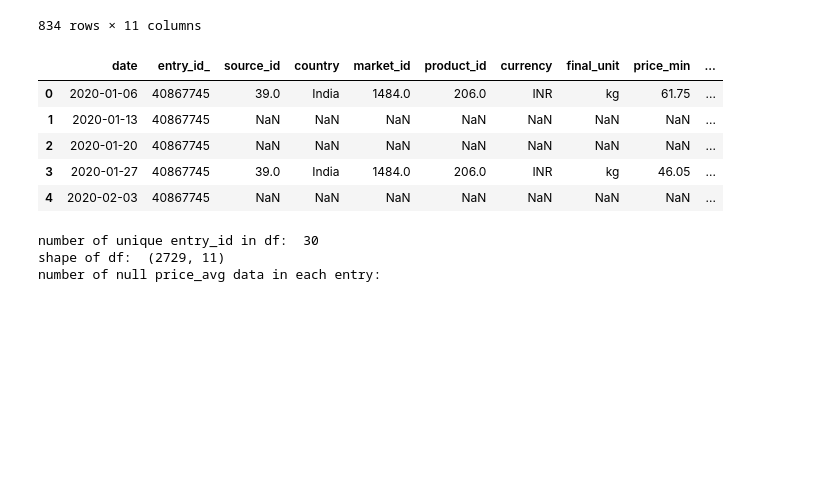
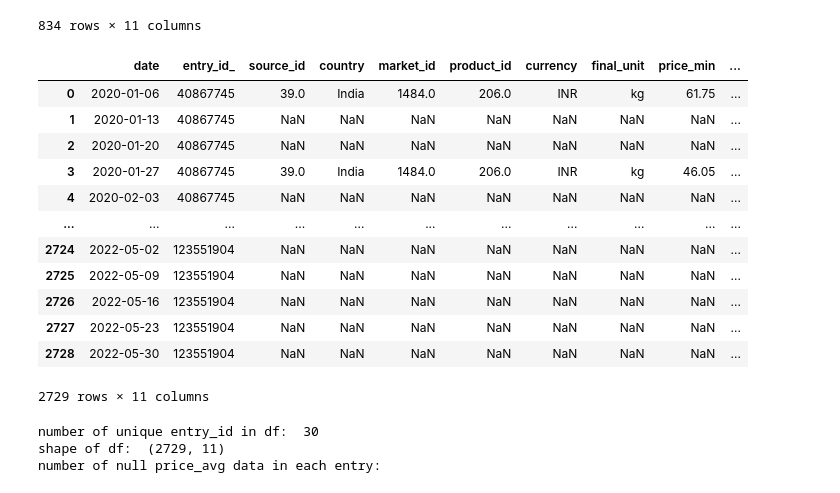
Before and after one commit to eungizoa/dataAnal, a Jupyter notebook: Alarm3.ipynb, the cells around one changed output. Cells and saved outputs as stored; diff of their text form; code cells hidden in the pictures; blank space fills up the shorter version.

```diff
--- a/Alarm3.ipynb
+++ b/Alarm3.ipynb
@@ -57,29 +59,36 @@ test_df
 # %%
 # W-MON date range from 2020 to 2022
 # Left Join Test DF and Time DF
 empty_df = pd.DataFrame()
 for entry in sample_entry:
     entry_start = min(df_raw.loc[df_raw['entry_id'] == entry]['date'])
     date_range = pd.date_range(entry_start, '2022-05-31', freq = 'W-MON')
     time_df = pd.DataFrame({'date': date_range})
 
     time_df['entry_id_'] = entry
     entry_df = test_df.loc[test_df['entry_id'] == entry]
     joined_df = pd.merge(time_df, entry_df, left_on = ['date'], right_on = ['date'], how = 'left')
     empty_df = empty_df.append(joined_df)
 
 empty_df = empty_df.drop(['entry_id'], axis = 1)
 df = empty_df.copy()
 df = df.sort_values(by = ['entry_id_', 'date'])
 df.set_index(np.arange(len(df)), inplace=True)
-df.head()
+df
 # %% [output]
 |  | date | entry_id_ | source_id | country | market_id | product_id | currency | final_unit | price_min | ... |
 | 0 | 2020-01-06 | 40867745 | 39.0 | India | 1484.0 | 206.0 | INR | kg | 61.75 | ... |
 | 1 | 2020-01-13 | 40867745 | NaN | NaN | NaN | NaN | NaN | NaN | NaN | ... |
 | 2 | 2020-01-20 | 40867745 | NaN | NaN | NaN | NaN | NaN | NaN | NaN | ... |
 | 3 | 2020-01-27 | 40867745 | 39.0 | India | 1484.0 | 206.0 | INR | kg | 46.05 | ... |
 | 4 | 2020-02-03 | 40867745 | NaN | NaN | NaN | NaN | NaN | NaN | NaN | ... |
+| ... | ... | ... | ... | ... | ... | ... | ... | ... | ... | ... |
+| 2724 | 2022-05-02 | 123551904 | NaN | NaN | NaN | NaN | NaN | NaN | NaN | ... |
+| 2725 | 2022-05-09 | 123551904 | NaN | NaN | NaN | NaN | NaN | NaN | NaN | ... |
+| 2726 | 2022-05-16 | 123551904 | NaN | NaN | NaN | NaN | NaN | NaN | NaN | ... |
+| 2727 | 2022-05-23 | 123551904 | NaN | NaN | NaN | NaN | NaN | NaN | NaN | ... |
+| 2728 | 2022-05-30 | 123551904 | NaN | NaN | NaN | NaN | NaN | NaN | NaN | ... |
+2729 rows × 11 columns
 # %%
 # Initialize a stats dataframe
 df_stats = df[['date', 'entry_id_', 'product_id', 'price_avg']]
```
Also changed, not shown: parts of 17 cells of this notebook, 1 other file.
